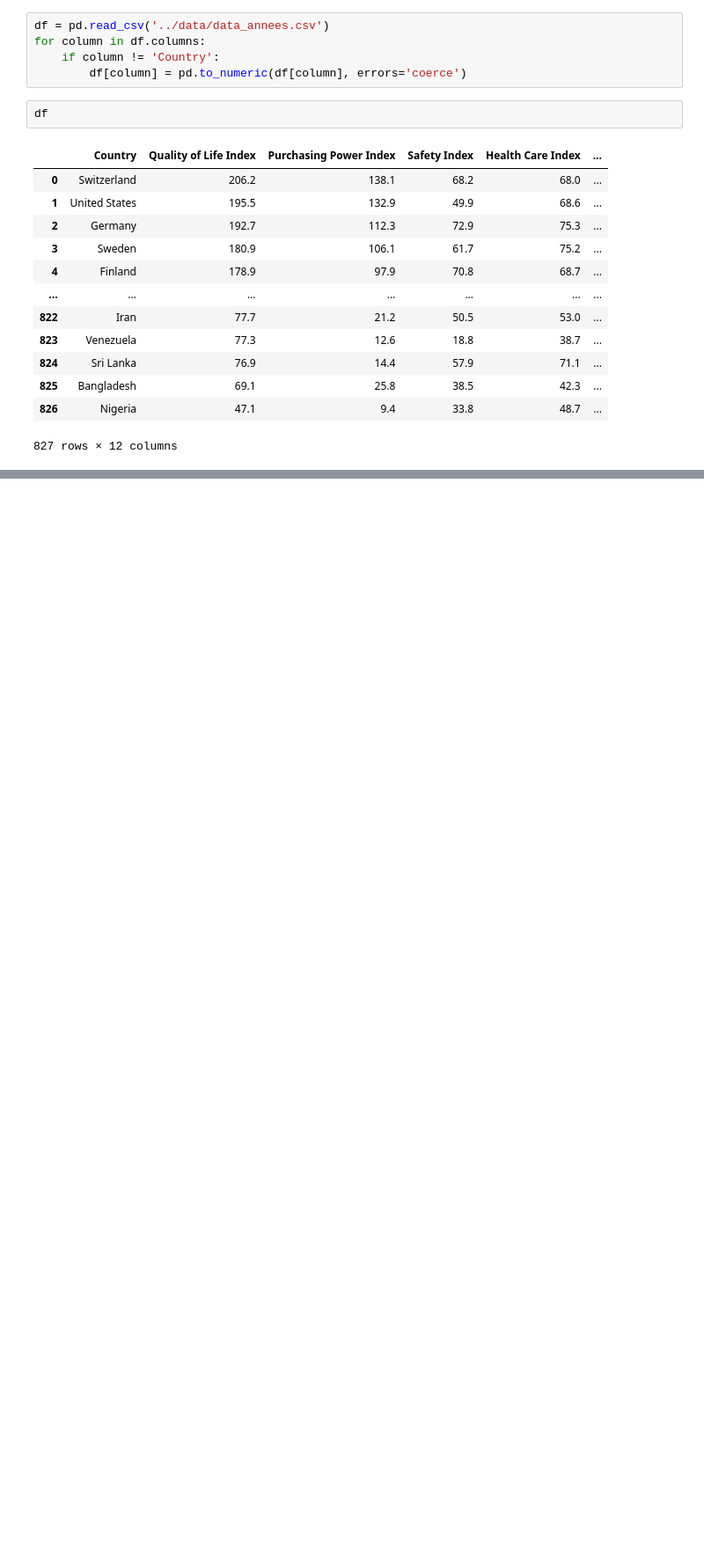
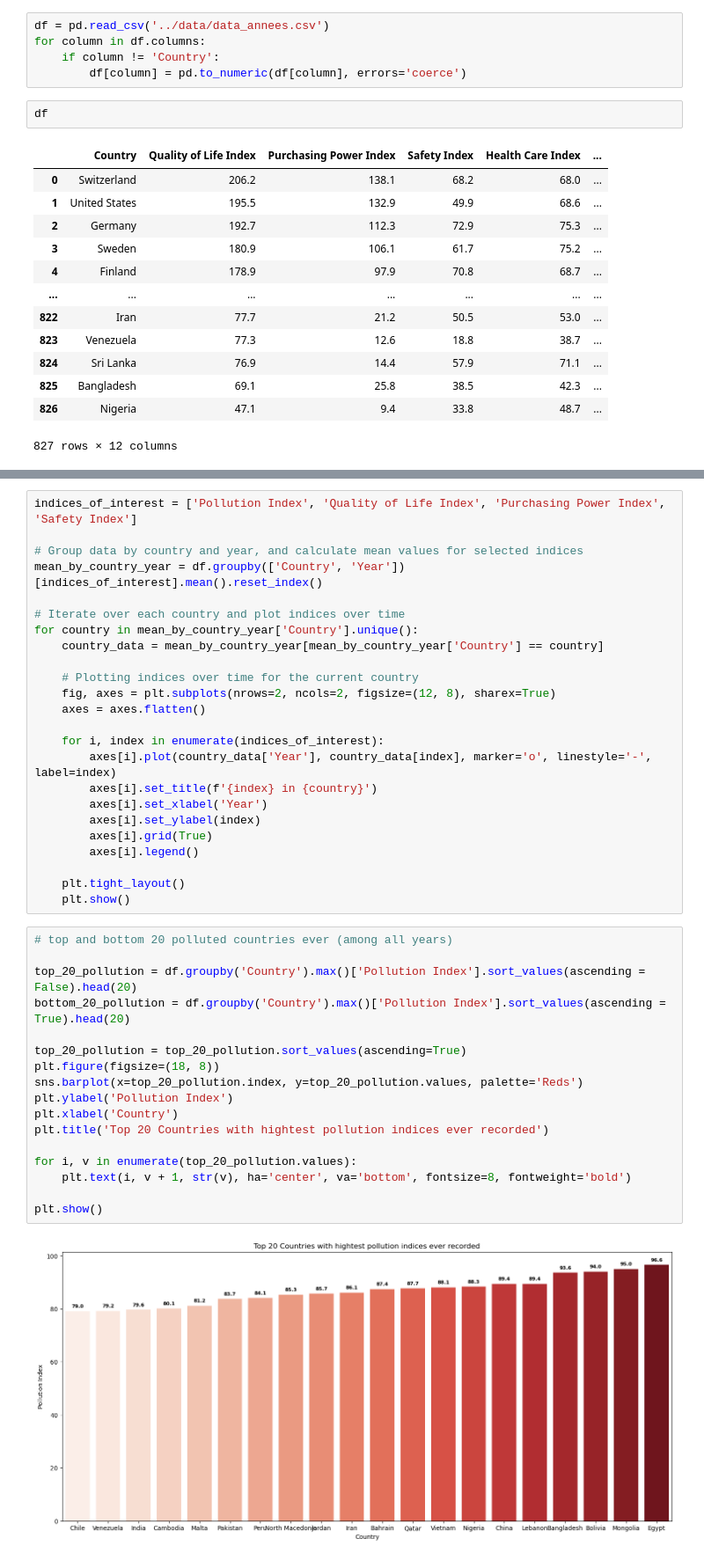
Before and after one commit to sim-cell/DALAS, a Jupyter notebook: analyse/annees_analyse.ipynb, the cells around one changed output, grey strips where cells are left out. Shown at 88% size. Drawn from its saved outputs; the diff is of its cells as text; blank space fills up the shorter version.

```diff
--- a/analyse/annees_analyse.ipynb
+++ b/analyse/annees_analyse.ipynb
@@ -93,0 +154,43 @@ Name: Climate Index, dtype: float64
+# %%
+indices_of_interest = ['Pollution Index', 'Quality of Life Index', 'Purchasing Power Index', 'Safety Index']
+
+# Group data by country and year, and calculate mean values for selected indices
+mean_by_country_year = df.groupby(['Country', 'Year'])[indices_of_interest].mean().reset_index()
+
+# Iterate over each country and plot indices over time
+for country in mean_by_country_year['Country'].unique():
+    country_data = mean_by_country_year[mean_by_country_year['Country'] == country]
+
+    # Plotting indices over time for the current country
+    fig, axes = plt.subplots(nrows=2, ncols=2, figsize=(12, 8), sharex=True)
+    axes = axes.flatten()
+
+    for i, index in enumerate(indices_of_interest):
+        axes[i].plot(country_data['Year'], country_data[index], marker='o', linestyle='-', label=index)
+        axes[i].set_title(f'{index} in {country}')
+        axes[i].set_xlabel('Year')
+        axes[i].set_ylabel(index)
+        axes[i].grid(True)
+        axes[i].legend()
+
+    plt.tight_layout()
+    plt.show()
+# %%
+# top and bottom 20 polluted countries ever (among all years)
+
+top_20_pollution = df.groupby('Country').max()['Pollution Index'].sort_values(ascending = False).head(20)
+bottom_20_pollution = df.groupby('Country').max()['Pollution Index'].sort_values(ascending = True).head(20)
+
+top_20_pollution = top_20_pollution.sort_values(ascending=True)
+plt.figure(figsize=(18, 8))
+sns.barplot(x=top_20_pollution.index, y=top_20_pollution.values, palette='Reds')
+plt.ylabel('Pollution Index')
+plt.xlabel('Country')
+plt.title('Top 20 Countries with hightest pollution indices ever recorded')
+
+for i, v in enumerate(top_20_pollution.values):
+    plt.text(i, v + 1, str(v), ha='center', va='bottom', fontsize=8, fontweight='bold')
+
+plt.show()
+# %% [output]
+[figure, added]
```
Also changed, not shown: parts of 19 cells of this notebook.
